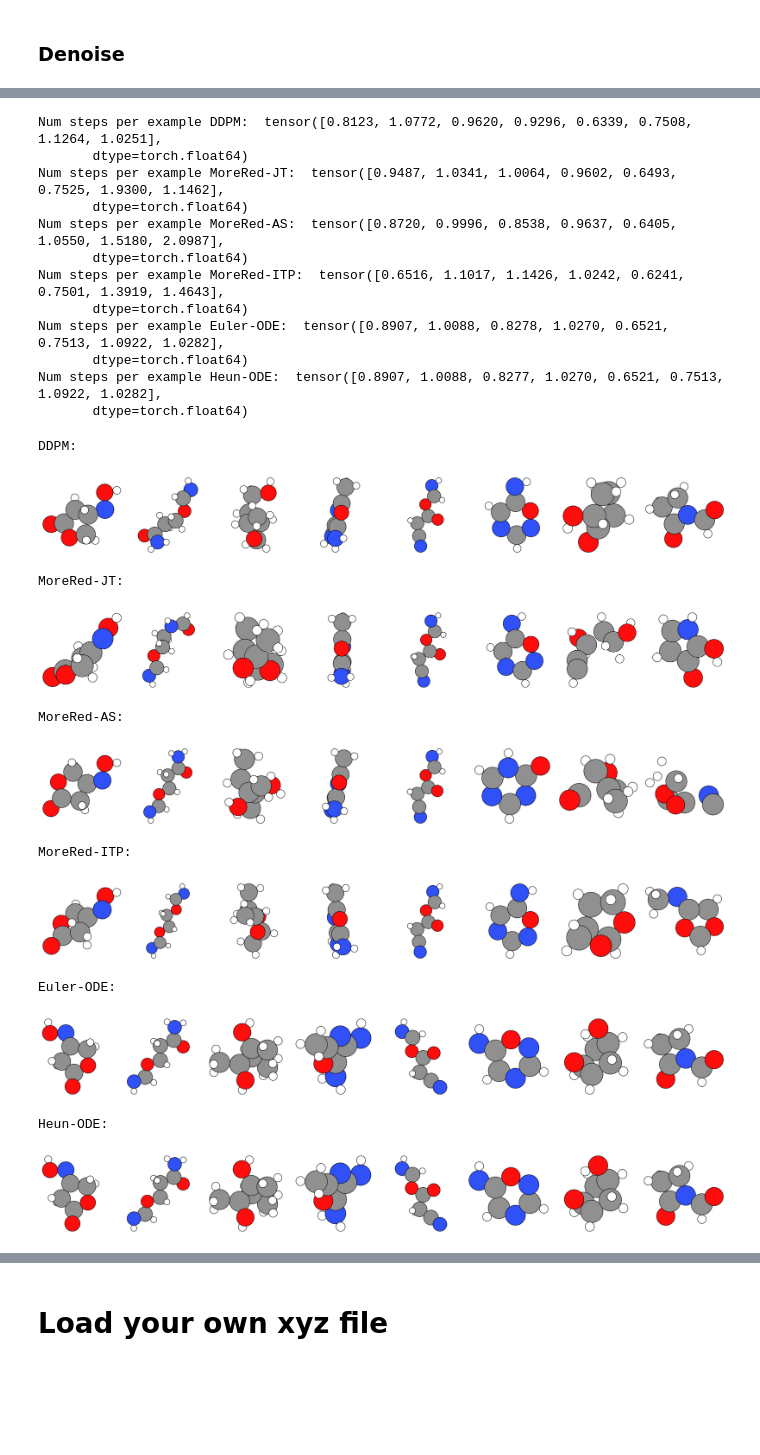
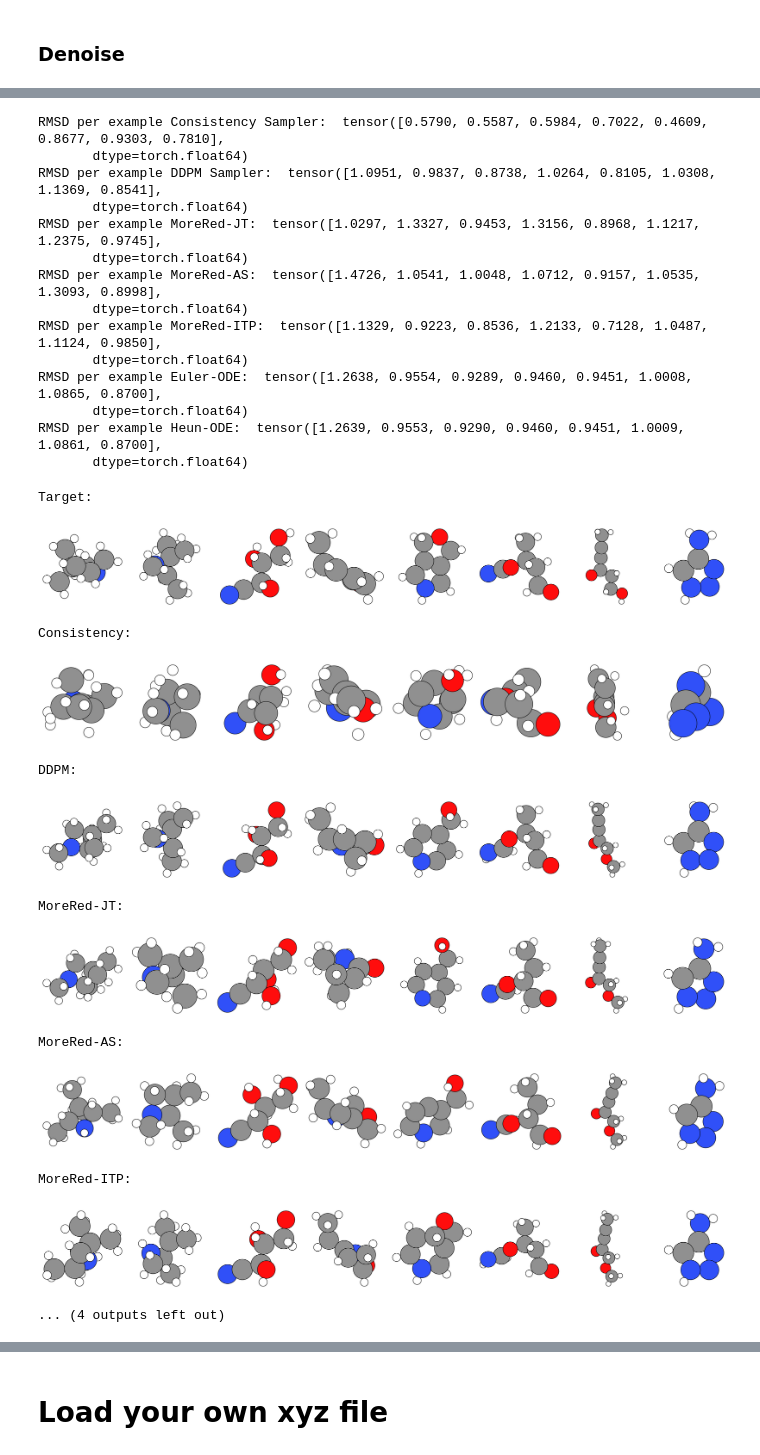
Before and after one commit to rush42/MoreRed, a Jupyter notebook: notebooks/denoising_tutorial.ipynb, the cells around one changed output, grey strips where cells are left out. Saved outputs shown, nothing was run; the diff lists cells and outputs as text; code cells hidden in the pictures; blank space fills up the shorter version.

Commit message:
update the notebook and add trained consistency model

```diff
--- a/notebooks/denoising_tutorial.ipynb
+++ b/notebooks/denoising_tutorial.ipynb
@@ -232,5 +249,5 @@ data.setup()
 Load a batch
 # %%
 # train split here is not the same as during training
-batch = next(iter(data.train_dataloader()))
+target = next(iter(data.train_dataloader()))
 # %%
@@ -243,6 +260,7 @@ plot_batch_molecules(batch)
 # define the time step
 t = 400
 # %%
+batch = {key: val.clone() for key, val in target.items()}
 batch[properties.R], _ = diff_proc.diffuse(batch[properties.R], batch[properties.idx_m], t=torch.tensor(t))
 # %%
 # check if the centre of geometry for the molecules and sampled noise is zero
@@ -254,6 +272,9 @@ plot_batch_molecules(batch)
 # %% [markdown]
 ### Denoise
 # %%
+# consistency don't need time steps but max_steps give the number of sample iteration
+relaxed_consistency, num_steps_consistency, hist_consistency = consistency_sampler.denoise(batch, max_steps=1)
+
 # ddpm require time step as input
 relaxed_ddpm, num_steps_ddpm, hist_ddpm = ddpm_sampler.denoise(batch, t=t)
 
@@ -282,63 +305,89 @@ Num steps per example MoreRed-ITP:  tensor([317, 344, 375, 408, 270, 406, 649, 4
 # %%
-print("Num steps per example DDPM: ", batch_rmsd(relaxed_ddpm[properties.R], batch))
-print("Num steps per example MoreRed-JT: ", batch_rmsd(relaxed_jt[properties.R], batch))
-print("Num steps per example MoreRed-AS: ", batch_rmsd(relaxed_as[properties.R], batch))
-print("Num steps per example MoreRed-ITP: ", batch_rmsd(relaxed_itp[properties.R], batch))
-print("Num steps per example Euler-ODE: ", batch_rmsd(relaxed_euler[properties.R], batch))
-print("Num steps per example Heun-ODE: ", batch_rmsd(relaxed_heun[properties.R], batch))
+tmp_batch = {key: val.clone() for key, val in batch.items()}
+
+tmp_batch.update(relaxed_consistency)
+print("RMSD per example Consistency Sampler: ", batch_rmsd(batch[properties.R], tmp_batch))
+
+tmp_batch.update(relaxed_ddpm)
+print("RMSD per example DDPM Sampler: ", batch_rmsd(batch[properties.R], tmp_batch))
+
+tmp_batch.update(relaxed_jt)
+print("RMSD per example MoreRed-JT: ", batch_rmsd(batch[properties.R], tmp_batch))
+
+tmp_batch.update(relaxed_as)
+print("RMSD per example MoreRed-AS: ", batch_rmsd(batch[properties.R], tmp_batch))
+
+tmp_batch.update(relaxed_itp)
+print("RMSD per example MoreRed-ITP: ", batch_rmsd(batch[properties.R], tmp_batch))
+
+tmp_batch.update(relaxed_euler)
+print("RMSD per example Euler-ODE: ", batch_rmsd(batch[properties.R], tmp_batch))
+
+tmp_batch.update(relaxed_heun)
+print("RMSD per example Heun-ODE: ", batch_rmsd(batch[properties.R], tmp_batch))
 # %% [output]
-Num steps per example DDPM:  tensor([0.8123, 1.0772, 0.9620, 0.9296, 0.6339, 0.7508, 1.1264, 1.0251],
+RMSD per example Consistency Sampler:  tensor([0.5790, 0.5587, 0.5984, 0.7022, 0.4609, 0.8677, 0.9303, 0.7810],
        dtype=torch.float64)
-Num steps per example MoreRed-JT:  tensor([0.9487, 1.0341, 1.0064, 0.9602, 0.6493, 0.7525, 1.9300, 1.1462],
+RMSD per example DDPM Sampler:  tensor([1.0951, 0.9837, 0.8738, 1.0264, 0.8105, 1.0308, 1.1369, 0.8541],
        dtype=torch.float64)
-Num steps per example MoreRed-AS:  tensor([0.8720, 0.9996, 0.8538, 0.9637, 0.6405, 1.0550, 1.5180, 2.0987],
+RMSD per example MoreRed-JT:  tensor([1.0297, 1.3327, 0.9453, 1.3156, 0.8968, 1.1217, 1.2375, 0.9745],
        dtype=torch.float64)
-Num steps per example MoreRed-ITP:  tensor([0.6516, 1.1017, 1.1426, 1.0242, 0.6241, 0.7501, 1.3919, 1.4643],
+RMSD per example MoreRed-AS:  tensor([1.4726, 1.0541, 1.0048, 1.0712, 0.9157, 1.0535, 1.3093, 0.8998],
        dtype=torch.float64)
-Num steps per example Euler-ODE:  tensor([0.8907, 1.0088, 0.8278, 1.0270, 0.6521, 0.7513, 1.0922, 1.0282],
+RMSD per example MoreRed-ITP:  tensor([1.1329, 0.9223, 0.8536, 1.2133, 0.7128, 1.0487, 1.1124, 0.9850],
        dtype=torch.float64)
-Num steps per example Heun-ODE:  tensor([0.8907, 1.0088, 0.8277, 1.0270, 0.6521, 0.7513, 1.0922, 1.0282],
+RMSD per example Euler-ODE:  tensor([1.2638, 0.9554, 0.9289, 0.9460, 0.9451, 1.0008, 1.0865, 0.8700],
        dtype=torch.float64)
+RMSD per example Heun-ODE:  tensor([1.2639, 0.9553, 0.9290, 0.9460, 0.9451, 1.0009, 1.0861, 0.8700],
+       dtype=torch.float64)
 # %%
 # plot the different examples
 tmp_batch = {key: val.clone() for key, val in batch.items()}
+
+print("Target:")
+plot_batch_molecules(target)
+
+print("Consistency:")
+tmp_batch.update(relaxed_consistency)
+plot_batch_molecules(tmp_batch)
 
 print("DDPM:")
 tmp_batch.update(relaxed_ddpm)
 plot_batch_molecules(tmp_batch)
 
 print("MoreRed-JT:")
 tmp_batch.update(relaxed_jt)
 plot_batch_molecules(tmp_batch)
 
 print("MoreRed-AS:")
 tmp_batch.update(relaxed_as)
 plot_batch_molecules(tmp_batch)
 
 print("MoreRed-ITP:")
 tmp_batch.update(relaxed_itp)
 plot_batch_molecules(tmp_batch)
 
 print("Euler-ODE:")
 tmp_batch.update(relaxed_euler)
 plot_batch_molecules(tmp_batch)
 
 print("Heun-ODE:")
 tmp_batch.update(relaxed_heun)
 plot_batch_molecules(tmp_batch)
 # %% [output]
-DDPM:
+Target:
-[figure, old version]
+[figure, new version]
-MoreRed-JT:
+Consistency:
-[figure, old version]
+[figure, new version]
-MoreRed-AS:
+DDPM:
-[figure, old version]
+[figure, new version]
-MoreRed-ITP:
+MoreRed-JT:
-[figure, old version]
+[figure, new version]
-Euler-ODE:
+MoreRed-AS:
-[figure, old version]
+[figure, new version]
-Heun-ODE:
+MoreRed-ITP:
-[figure, old version]
+[figure, new version]
+... (4 outputs left out)
 # %%
 # check validity of the molecules for each method
 # Note this is just a simple check that can't e.g. recognize aromatic rings, check cG-SchNet Gebauer et al. for the analysis scripts
```
Also changed, not shown: parts of 7 cells of this notebook, 1 other file.
